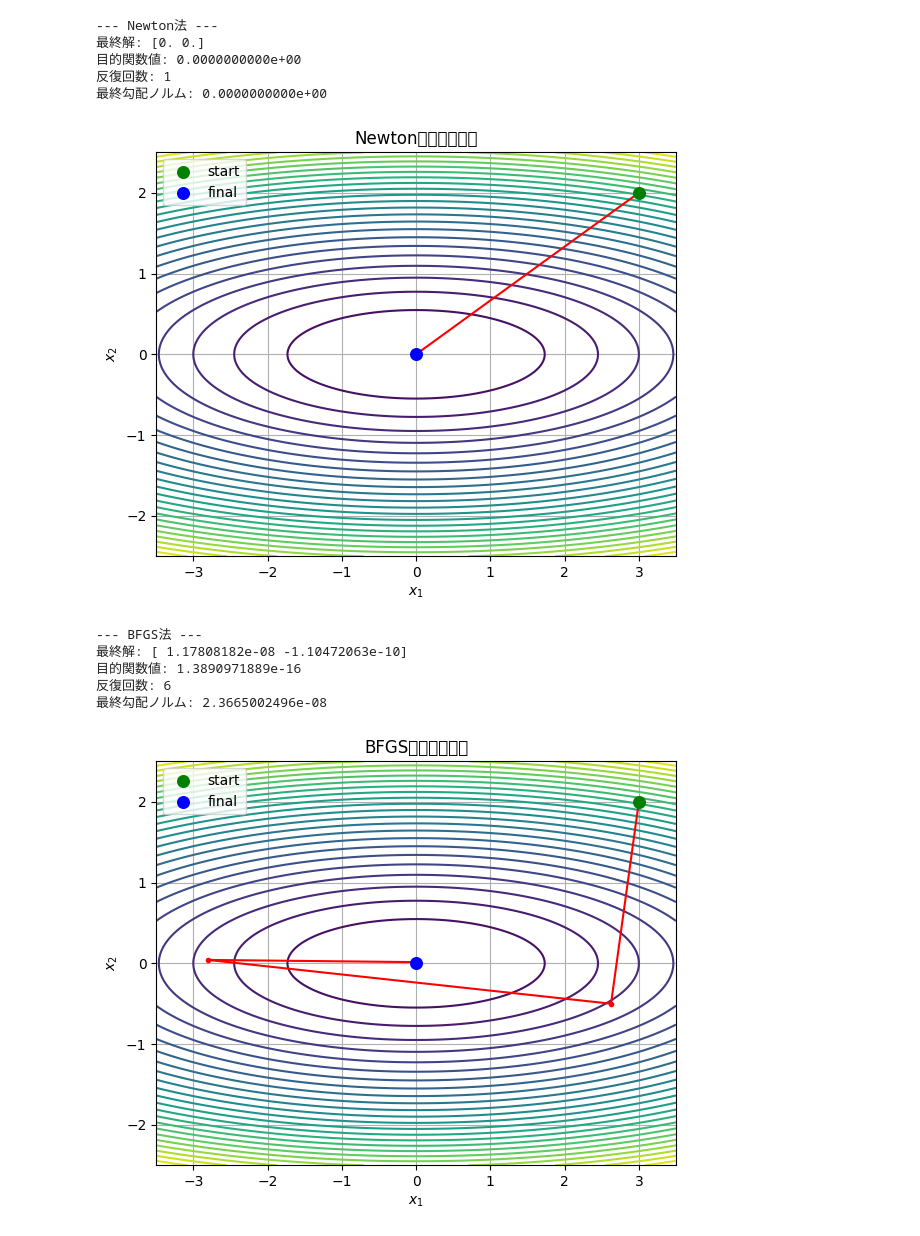
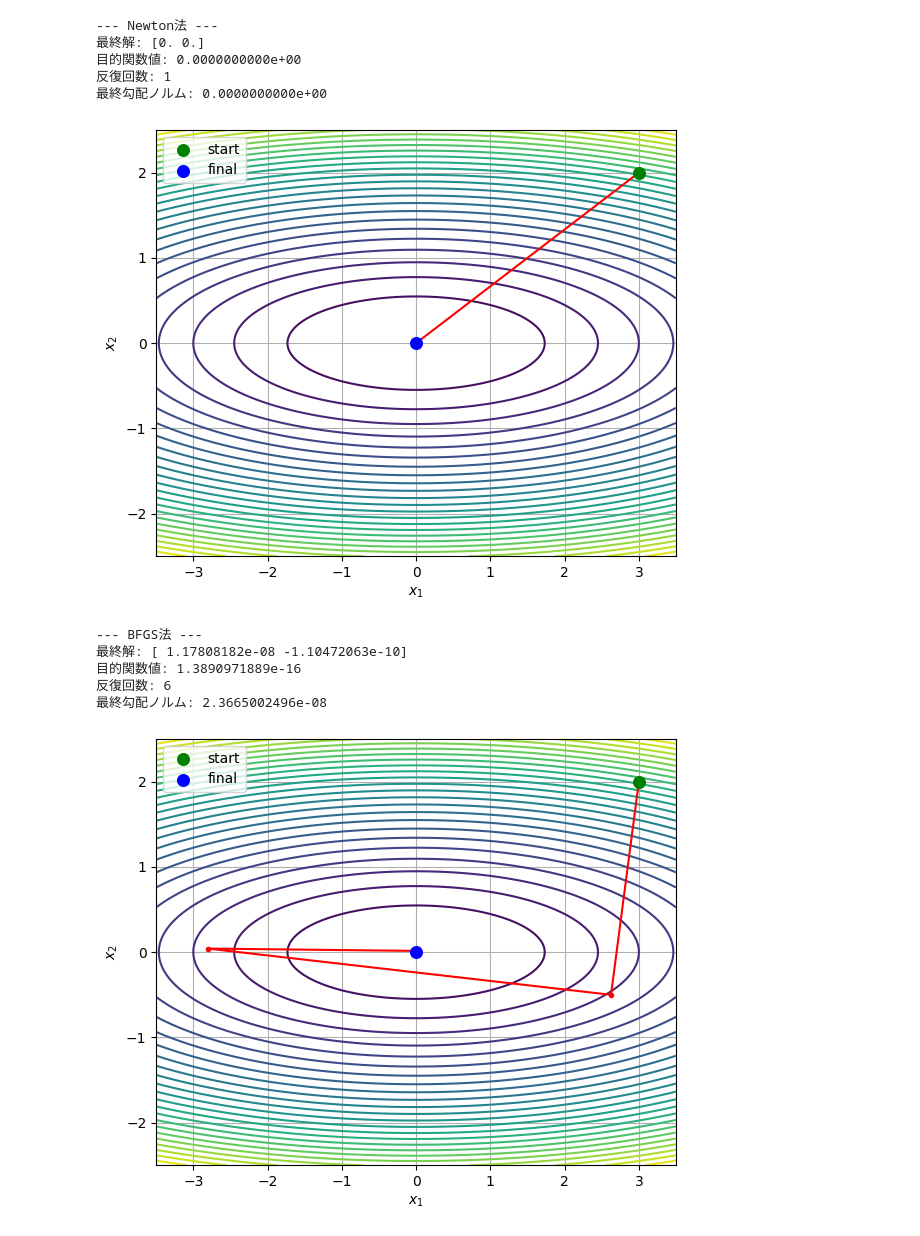
Before and after one commit to 24rb1074-pixel/OPT, a Jupyter notebook: week5/kadai1.ipynb, the cells around one changed output. Drawn from its saved outputs; the diff is of its cells as text; code cells hidden in the pictures.

```diff
--- a/week5/kadai1.ipynb
+++ b/week5/kadai1.ipynb
@@ -20,13 +22,13 @@ def backtracking_line_search(x, d, grad, alpha=1.0, beta=0.5, c=1e-4):
     return alpha
 
 
-def gradient_descent(x_0=np.array([3.0, 2.0]), max_iter=100, tol=1e-6):
+def gradient_descent(x_0=np.array([3.0, 2.0]), max_iter=100, eps=1e-6):
     x = np.array(x_0, dtype=float, copy=True)
     path = [x.copy()]
 
     for k in range(max_iter):
         grad = gradient(x)
-        if np.linalg.norm(grad) < tol:
+        if np.linalg.norm(grad) < eps:
             return x, f(x), k, np.array(path)
 
         d = -grad
@@ -37,13 +39,13 @@ def gradient_descent(x_0=np.array([3.0, 2.0]), max_iter=100, tol=1e-6):
     return x, f(x), max_iter, np.array(path)
 
 
-def newton(x_0=np.array([3.0, 2.0]), max_iter=100, tol=1e-6):
+def newton(x_0=np.array([3.0, 2.0]), max_iter=100, eps=1e-6):
     x = np.array(x_0, dtype=float, copy=True)
     path = [x.copy()]
 
     for k in range(max_iter):
         grad = gradient(x)
-        if np.linalg.norm(grad) < tol:
+        if np.linalg.norm(grad) < eps:
             return x, f(x), k, np.array(path)
 
         d = np.linalg.solve(hessian(x), -grad)
@@ -53,14 +55,14 @@ def newton(x_0=np.array([3.0, 2.0]), max_iter=100, tol=1e-6):
     return x, f(x), max_iter, np.array(path)
 
 
-def BFGS(x_0=np.array([3.0, 2.0]), max_iter=100, tol=1e-6):
+def BFGS(x_0=np.array([3.0, 2.0]), max_iter=100, eps=1e-6):
     x = np.array(x_0, dtype=float, copy=True)
     B = np.eye(len(x))  # ヘッセ行列の近似
     path = [x.copy()]
 
     for k in range(max_iter):
         grad = gradient(x)
-        if np.linalg.norm(grad) < tol:
+        if np.linalg.norm(grad) < eps:
             return x, f(x), k, np.array(path)
 
         d = np.linalg.solve(B, -grad)
@@ -81,6 +83,7 @@ def BFGS(x_0=np.array([3.0, 2.0]), max_iter=100, tol=1e-6):
 # %%
 # 実行コード
 import matplotlib.pyplot as plt
+from pathlib import Path
 
 x_0 = np.array([3.0, 2.0])
 methods = {
@@ -88,6 +91,9 @@ methods = {
     'Newton法': newton,
     'BFGS法': BFGS,
 }
+
+save_dir = Path('plots')
+save_dir.mkdir(exist_ok=True)
 
 x1 = np.linspace(-3.5, 3.5, 400)
 x2 = np.linspace(-2.5, 2.5, 400)
@@ -109,13 +115,14 @@ for name, method in methods.items():
     plt.plot(path[:, 0], path[:, 1], 'o-', color='red', markersize=3)
     plt.scatter(path[0, 0], path[0, 1], color='green', s=70, label='start', zorder=3)
     plt.scatter(path[-1, 0], path[-1, 1], color='blue', s=70, label='final', zorder=3)
-    plt.title(f'{name}の収束経路')
     plt.xlabel('$x_1$')
     plt.ylabel('$x_2$')
     plt.legend()
     plt.grid(True)
     plt.tight_layout()
+    plt.savefig(save_dir / f'kadai1_{name}.png', dpi=300, bbox_inches='tight')
     plt.show()
+    plt.close()
 # %% [output]
 --- 最急降下法 ---
 最終解: [ 3.41261954e-07 -3.26993573e-08]
@@ -126,13 +133,13 @@ for name, method in methods.items():
 --- Newton法 ---
 最終解: [0. 0.]
 目的関数値: 0.0000000000e+00
 反復回数: 1
 最終勾配ノルム: 0.0000000000e+00
-[figure, old version]
+[figure, new version]
 --- BFGS法 ---
 最終解: [ 1.17808182e-08 -1.10472063e-10]
 目的関数値: 1.3890971889e-16
 反復回数: 6
 最終勾配ノルム: 2.3665002496e-08
-[figure, old version]
+[figure, new version]
 # %% [markdown]
```
Also changed, not shown: parts of 6 cells of this notebook, 11 other files.
